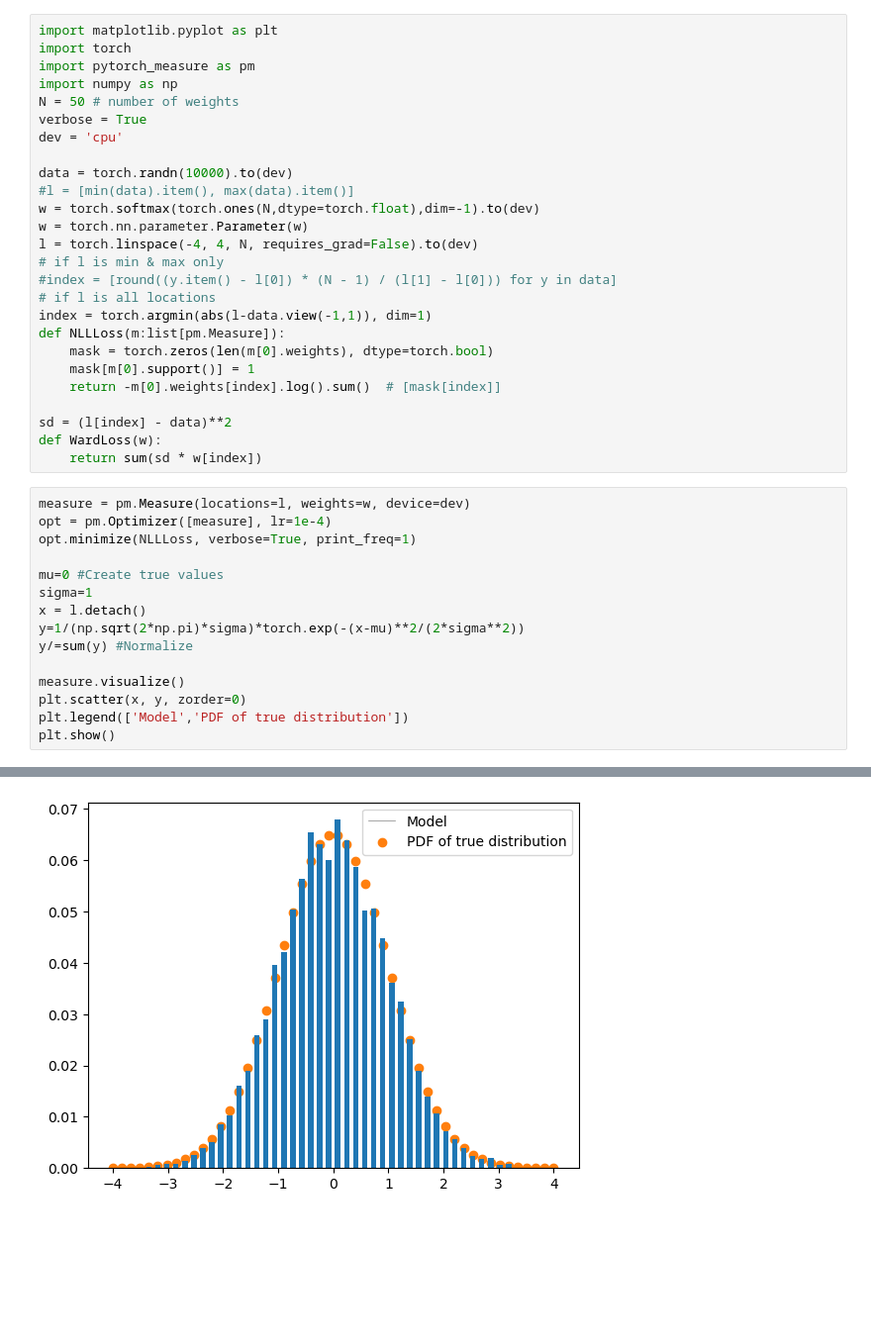
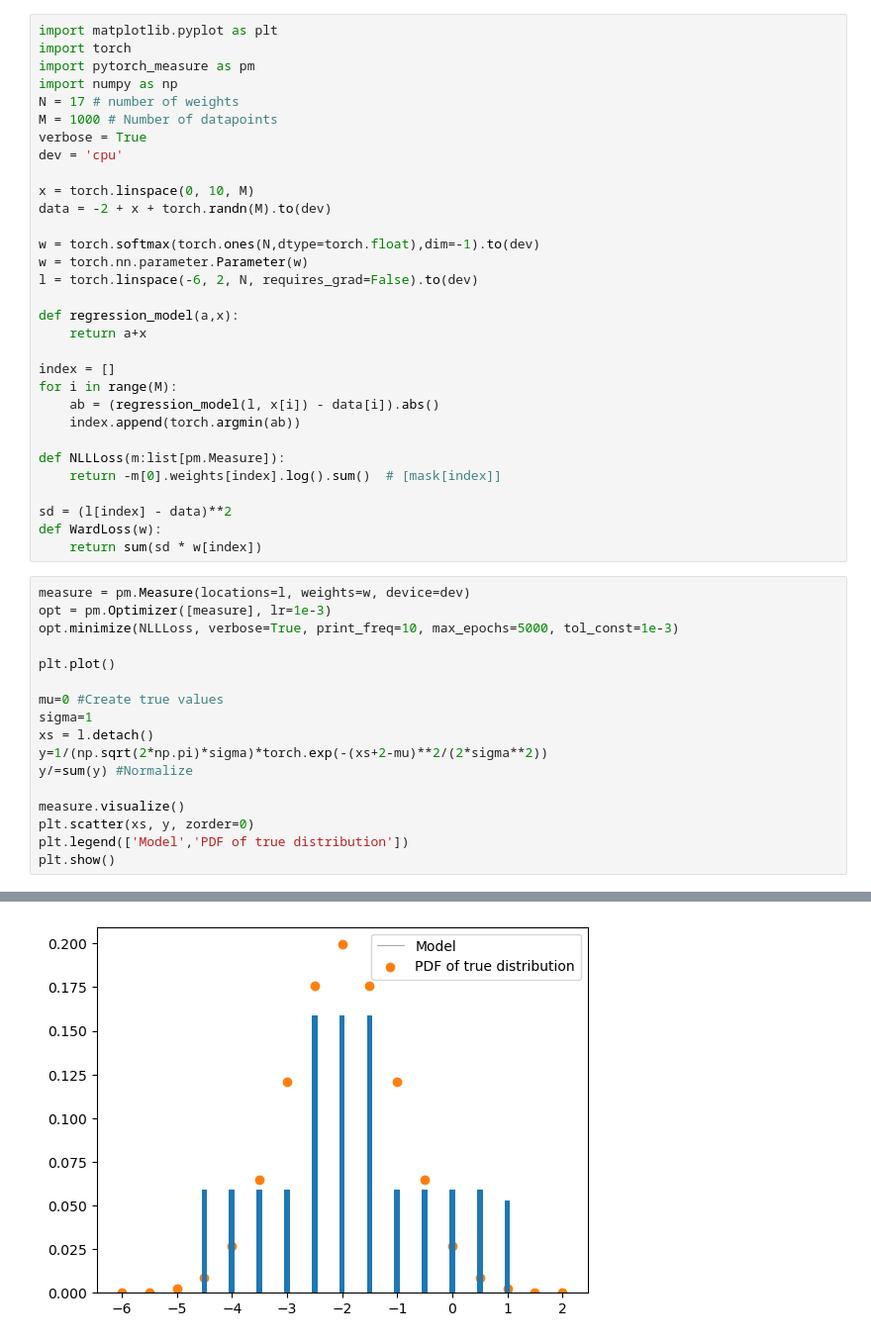
Before and after one commit to Miralleyan/Kandidatarbete, a Jupyter notebook: Optimizer/step_test.ipynb, the cells around one changed output, grey strips where cells are left out. Shown at 99% size. Drawn from its saved outputs; the diff is of its cells as text; blank space fills up the shorter version.

Commit message:
lr ändringar i optimizer

```diff
--- a/Optimizer/step_test.ipynb
+++ b/Optimizer/step_test.ipynb
@@ -3,22 +3,27 @@ import matplotlib.pyplot as plt
 import torch
 import pytorch_measure as pm
 import numpy as np
-N = 50 # number of weights
+N = 17 # number of weights
+M = 1000 # Number of datapoints
 verbose = True
 dev = 'cpu'
 
-data = torch.randn(10000).to(dev)
-#l = [min(data).item(), max(data).item()]
+x = torch.linspace(0, 10, M)
+data = -2 + x + torch.randn(M).to(dev)
+
 w = torch.softmax(torch.ones(N,dtype=torch.float),dim=-1).to(dev)
 w = torch.nn.parameter.Parameter(w)
-l = torch.linspace(-4, 4, N, requires_grad=False).to(dev)
-# if l is min & max only
-#index = [round((y.item() - l[0]) * (N - 1) / (l[1] - l[0])) for y in data]
-# if l is all locations
-index = torch.argmin(abs(l-data.view(-1,1)), dim=1)
+l = torch.linspace(-6, 2, N, requires_grad=False).to(dev)
+
+def regression_model(a,x):
+    return a+x
+
+index = []
+for i in range(M):
+    ab = (regression_model(l, x[i]) - data[i]).abs()
+    index.append(torch.argmin(ab))
+
 def NLLLoss(m:list[pm.Measure]):
-    mask = torch.zeros(len(m[0].weights), dtype=torch.bool)
-    mask[m[0].support()] = 1
     return -m[0].weights[index].log().sum()  # [mask[index]]
 
 sd = (l[index] - data)**2
@@ -26,17 +31,19 @@ def WardLoss(w):
     return sum(sd * w[index])
 # %%
 measure = pm.Measure(locations=l, weights=w, device=dev)
-opt = pm.Optimizer([measure], lr=1e-4)
-opt.minimize(NLLLoss, verbose=True, print_freq=1)
+opt = pm.Optimizer([measure], lr=1e-3)
+opt.minimize(NLLLoss, verbose=True, print_freq=10, max_epochs=5000, tol_const=1e-3)
+
+plt.plot()
 
 mu=0 #Create true values
 sigma=1
-x = l.detach()
-y=1/(np.sqrt(2*np.pi)*sigma)*torch.exp(-(x-mu)**2/(2*sigma**2))
+xs = l.detach()
+y=1/(np.sqrt(2*np.pi)*sigma)*torch.exp(-(xs+2-mu)**2/(2*sigma**2))
 y/=sum(y) #Normalize
 
 measure.visualize()
-plt.scatter(x, y, zorder=0)
+plt.scatter(xs, y, zorder=0)
 plt.legend(['Model','PDF of true distribution'])
 plt.show()
 # %% [output]
@@ -60 +67 @@ The step size is too small: 9.688901040699995e-07
-[figure, old version]
+[figure, new version]
```
Also changed, not shown: parts of 1 cell of this notebook, 2 other files.
